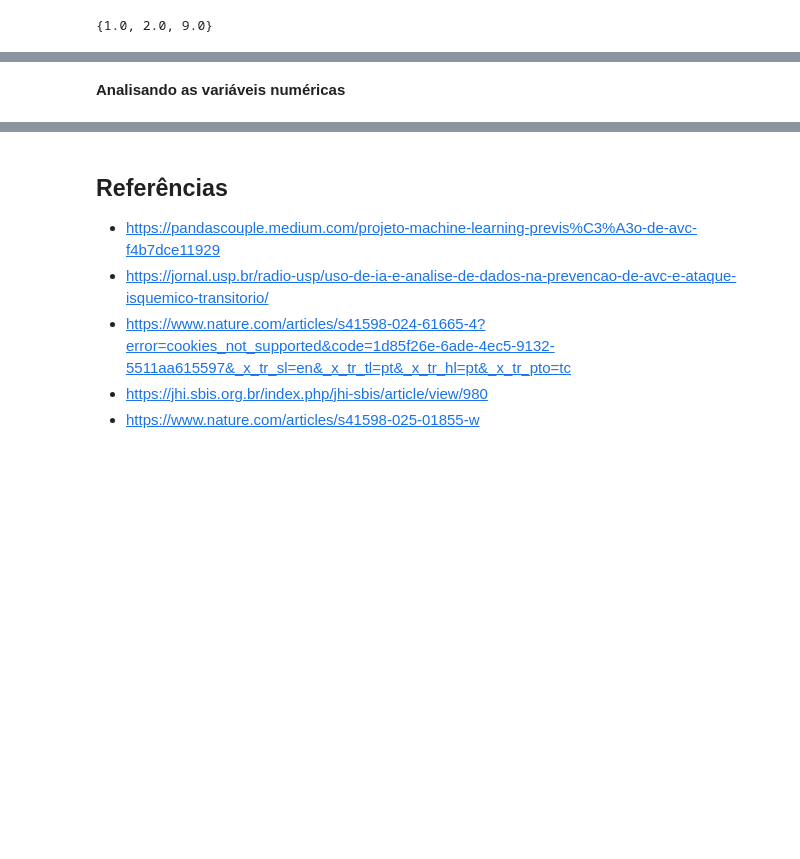
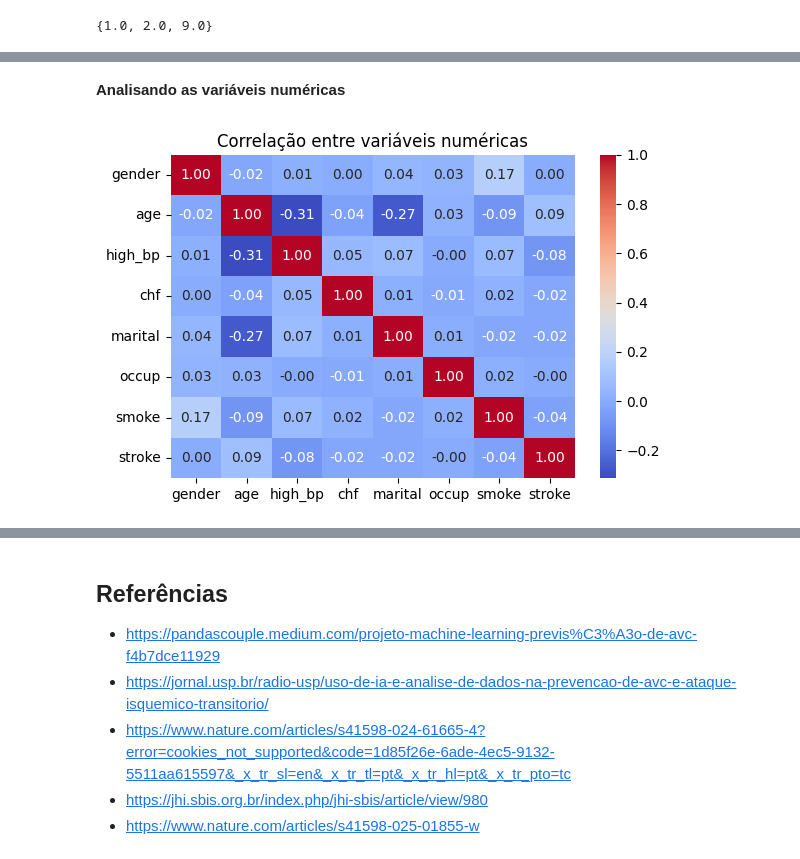
Before and after one commit to nigroev/fiap-pos-tech-ia-para-devs, a Jupyter notebook: 01-aulas-gravadas/01-welcome-to-ia-para-devs/07-tech-challenge/tech-challenge-fase-1.ipynb, the cells around one changed output, grey strips where cells are left out. Cells and saved outputs as stored; diff of their text form; code cells hidden in the pictures; blank space fills up the shorter version.

```diff
--- a/01-aulas-gravadas/01-welcome-to-ia-para-devs/07-tech-challenge/tech-challenge-fase-1.ipynb
+++ b/01-aulas-gravadas/01-welcome-to-ia-para-devs/07-tech-challenge/tech-challenge-fase-1.ipynb
@@ -316,2 +298,14 @@ Passing `palette` without assigning `hue` is deprecated and will be removed in v
-# %% [markdown]
-**Analisando as variáveis numéricas**
+# %% [markdown]
+**Analisando as variáveis numéricas**
+# %%
+import matplotlib.pyplot as plt
+
+# 1) Heatmap de correlação (numéricas)
+num_cols = ['gender', 'age', 'high_bp', 'chf', 'marital', 'occup' ,'smoke', 'stroke']
+plt.figure(figsize=(6,4))
+sb.heatmap(df[num_cols].corr(), annot=True, cmap='coolwarm', fmt='.2f')
+plt.title('Correlação entre variáveis numéricas')
+plt.tight_layout()
+plt.show()
+# %% [output]
+[figure, added]
```
Also changed, not shown: parts of 16 cells of this notebook, 1 other file.
